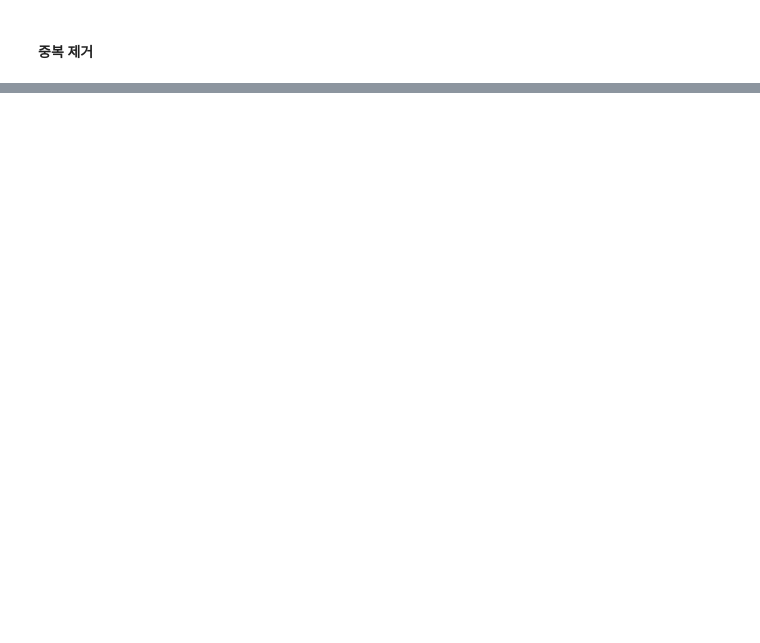
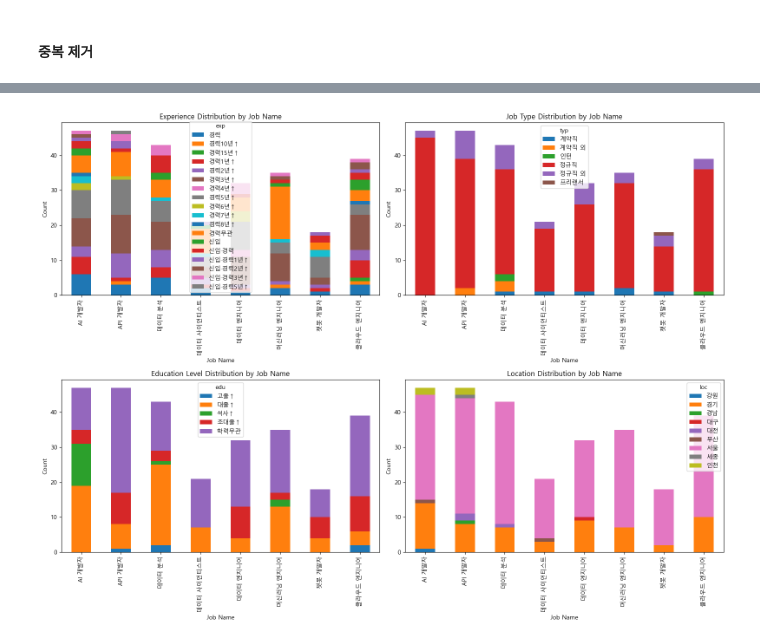
Before and after one commit to sesac-middle-project/recruit-information-chatbot, a Jupyter notebook: jobkorea/preprocessing.ipynb, the cells around one changed output, grey strips where cells are left out. Cells and saved outputs as stored; diff of their text form; code cells hidden in the pictures; blank space fills up the shorter version.

```diff
--- a/jobkorea/preprocessing.ipynb
+++ b/jobkorea/preprocessing.ipynb
@@ -220,0 +336,39 @@ all_job_data = all_job_data.drop_duplicates(['title'])
+# %%
+plt.figure(figsize=(16, 12))
+
+# 1. Job Name 별 지역(loc) 분포
+plt.subplot(2, 2, 4)
+loc_dist = jobkorea.groupby('job_name')['loc'].value_counts().unstack().fillna(0)
+loc_dist.plot(kind='bar', stacked=True, ax=plt.gca())
+plt.title('Location Distribution by Job Name')
+plt.xlabel('Job Name')
+plt.ylabel('Count')
+
+# 2. Job Name 별 직업 유형(typ) 분포
+plt.subplot(2, 2, 2)
+typ_dist = jobkorea.groupby('job_name')['typ'].value_counts().unstack().fillna(0)
+typ_dist.plot(kind='bar', stacked=True, ax=plt.gca())
+plt.title('Job Type Distribution by Job Name')
+plt.xlabel('Job Name')
+plt.ylabel('Count')
+
+# 3. Job Name 별 경험(exp) 분포
+plt.subplot(2, 2, 1)
+exp_dist = jobkorea.groupby('job_name')['exp'].value_counts().unstack().fillna(0)
+exp_dist.plot(kind='bar', stacked=True, ax=plt.gca())
+plt.title('Experience Distribution by Job Name')
+plt.xlabel('Job Name')
+plt.ylabel('Count')
+
+# 4. Job Name 별 교육 수준(edu) 분포
+plt.subplot(2, 2, 3)
+edu_dist = jobkorea.groupby('job_name')['edu'].value_counts().unstack().fillna(0)
+edu_dist.plot(kind='bar', stacked=True, ax=plt.gca())
+plt.title('Education Level Distribution by Job Name')
+plt.xlabel('Job Name')
+plt.ylabel('Count')
+
+plt.tight_layout()
+plt.show()
+# %% [output]
+[figure, added]
```
Also changed, not shown: parts of 26 cells of this notebook, 1 other file.
